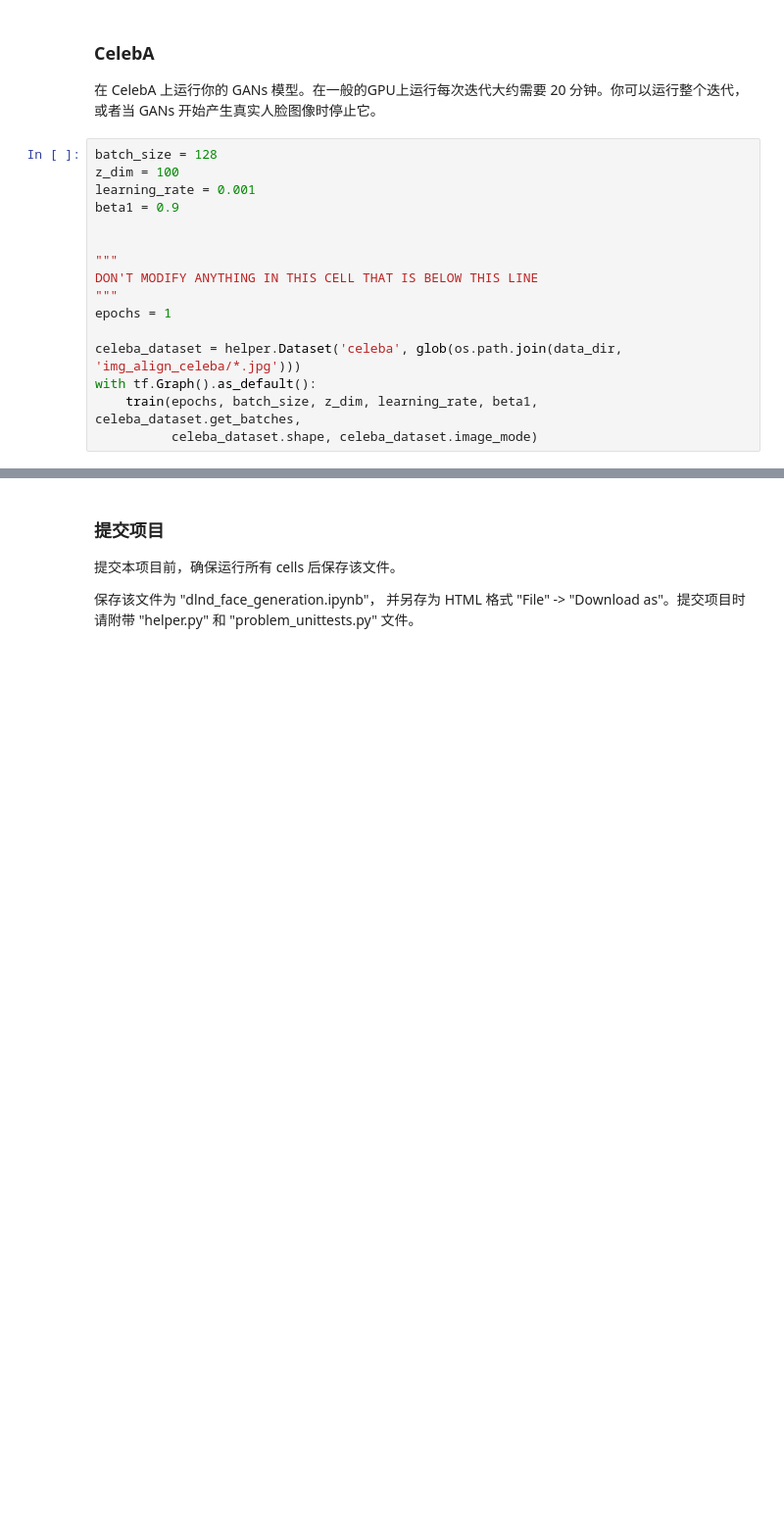
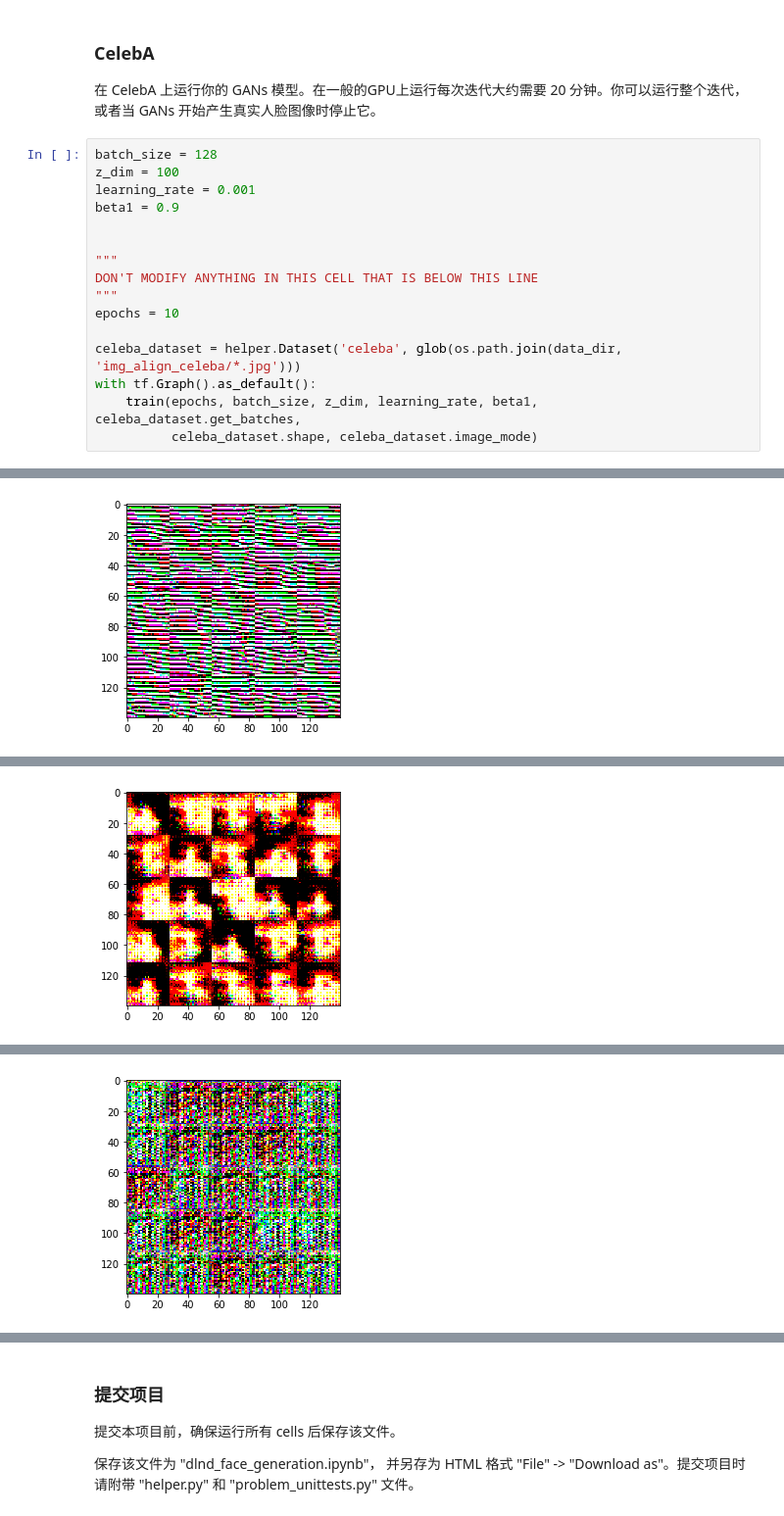
Before and after one commit to hongyang01613/dlnd_face_generation, a Jupyter notebook: dlnd_face_generation.ipynb, the cells around one changed output, grey strips where cells are left out. Shown at 98% size. Drawn from its saved outputs; the diff is of its cells as text; blank space fills up the shorter version.

```diff
--- a/dlnd_face_generation.ipynb
+++ b/dlnd_face_generation.ipynb
@@ -516,9 +526,10 @@ beta1 = 0.9
 """
 DON'T MODIFY ANYTHING IN THIS CELL THAT IS BELOW THIS LINE
 """
-epochs = 1
+epochs = 10
 
 celeba_dataset = helper.Dataset('celeba', glob(os.path.join(data_dir, 'img_align_celeba/*.jpg')))
 with tf.Graph().as_default():
     train(epochs, batch_size, z_dim, learning_rate, beta1, celeba_dataset.get_batches,
           celeba_dataset.shape, celeba_dataset.image_mode)
+# %% [output]
@@ -524,0 +546 @@ with tf.Graph().as_default():
+[figure, added]
@@ -524,0 +557 @@ with tf.Graph().as_default():
+[figure, added]
@@ -524,0 +568 @@ with tf.Graph().as_default():
+[figure, added]
```
Also changed, not shown: parts of 6 cells of this notebook, 2 other files.
